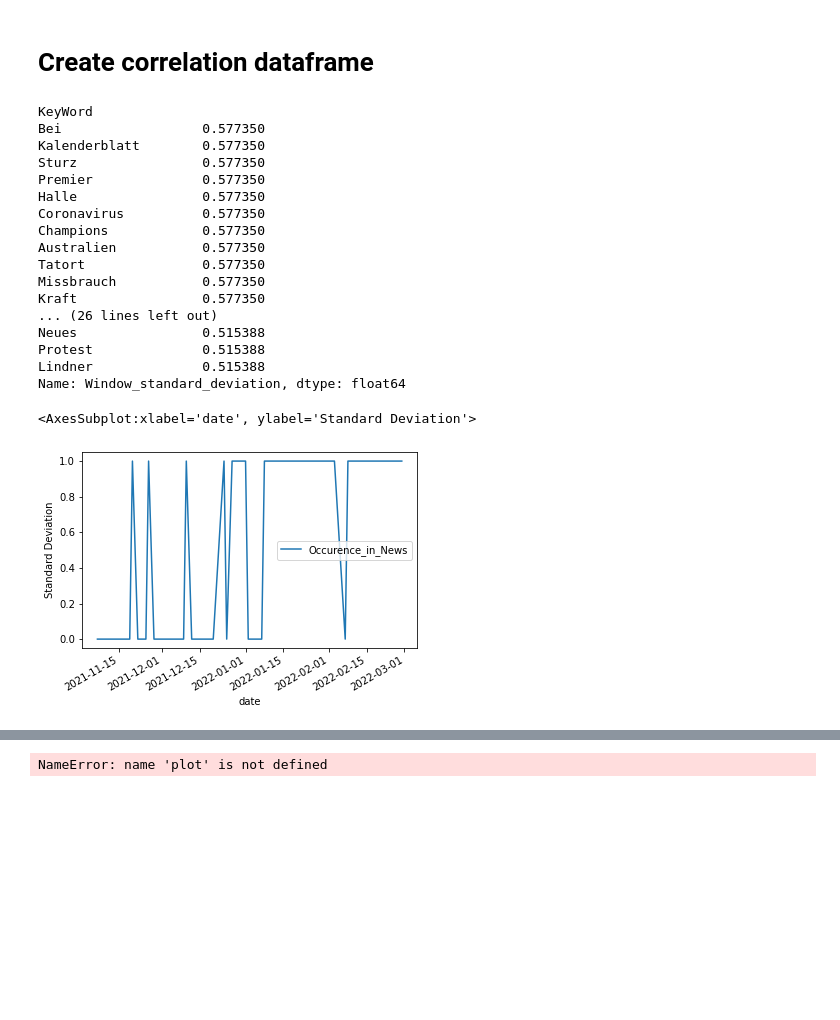
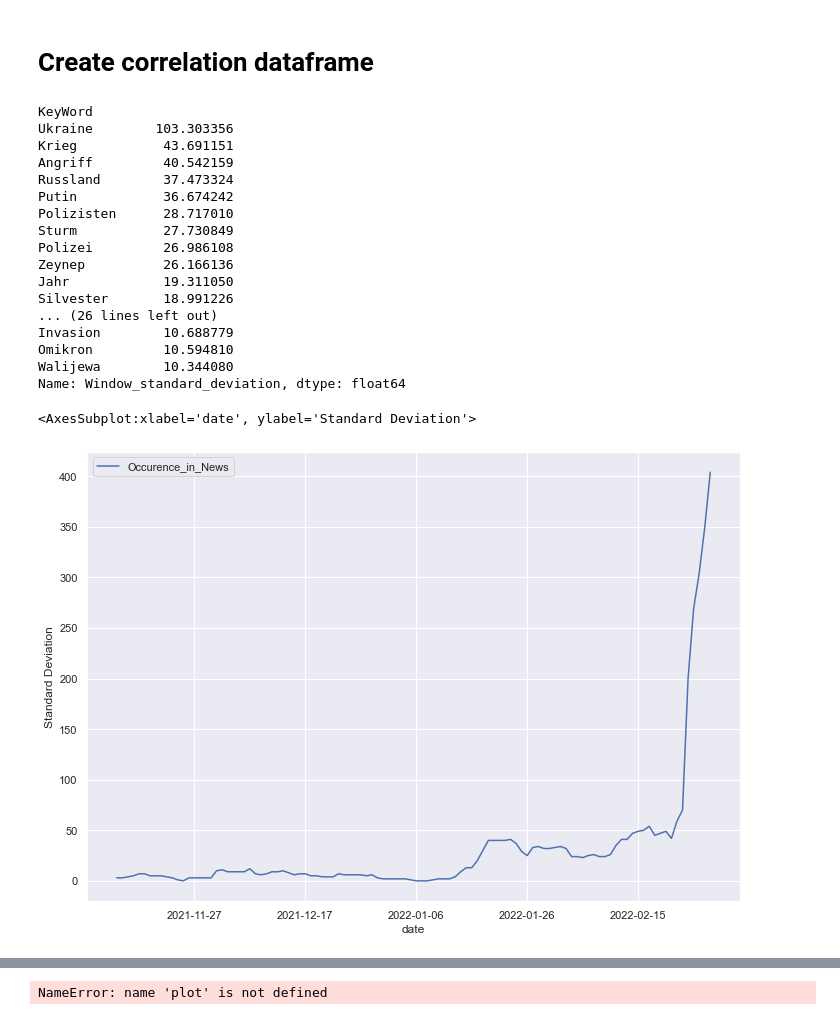
Before and after one commit to JanSchuck/Bachelorthesis, a Jupyter notebook: Analysis/Analysis.ipynb, the cells around one changed output, grey strips where cells are left out. Cells and saved outputs as stored; diff of their text form; code cells hidden in the pictures; blank space fills up the shorter version.

```diff
--- a/Analysis/Analysis.ipynb
+++ b/Analysis/Analysis.ipynb
@@ -25,6 +25,7 @@ import itertools
 Occurence_df = pd.read_csv("/Users/jan/Documents/Python_Projects/Bachelorthesis/Analysis/DataFrames/Combined_Dataframe_02032022.csv")
 #set correact_datatypes for dataframe
 Occurence_df = set_correct_datatypes(Occurence_df)
+Occurence_df = Occurence_df.groupby("KeyWord").apply(smoothen_timeseries)
 # %%
 Occurence_df
 # %% [output]
@@ -182,49 +199,48 @@ Correlation_DataFrame_short = Correlation_DataFrame_short[["KeyWord","correlatio
 # %%
 #function to calculate the rolling standard deviation
 def calculate_rolling_standard_deviation(df):
-    #window size = ammount of dates in frame
-    window_size = 4
+    # window size for standard deviation
+    window_size_std = 4
 
     #calculate std = "standard deviation" over the rolling windows
-    data = df['Occurence_in_News'].rolling(window_size).std()
-    #data = data[window_size - 1 :: window_size]
-    #print(data)
+    data = df['Occurence_in_News'].rolling(window_size_std).std()
+
     #create new column and set data
     df["Window_standard_deviation"] = data
     return df
 # %%
 # calculate rolling standard deviation over groupby(keyWord)
 std_DataFrame = Occurence_df.groupby("KeyWord").apply(calculate_rolling_standard_deviation)
 #get a list of highest or lowest standard deviation
 std_DataFrame_sorted = std_DataFrame.groupby("KeyWord")["Window_standard_deviation"].max().sort_values(ascending=False)
 #print list
 print(std_DataFrame_sorted[:40])
 #plot standard deviation
-std_DataFrame.loc[std_DataFrame['KeyWord'] == "Kalenderblatt"].plot(x="date",y="Occurence_in_News", ylabel="Standard Deviation")
+std_DataFrame.loc[std_DataFrame['KeyWord'] == "Ukraine"].plot(x="date",y="Occurence_in_News", ylabel="Standard Deviation")
 
 
 #Column_list= ["Window_standard_deviation", "Occurence_in_News"]
 #x = plot_Occurence_over_time_linegraph(std_DataFrame,"Putin", Column_list,(20,8))
 # %% [output]
 KeyWord
-Bei                  0.577350
-Kalenderblatt        0.577350
-Sturz                0.577350
-Premier              0.577350
-Halle                0.577350
-Coronavirus          0.577350
-Champions            0.577350
-Australien           0.577350
-Tatort               0.577350
-Missbrauch           0.577350
-Kraft                0.577350
+Ukraine        103.303356
+Krieg           43.691151
+Angriff         40.542159
+Russland        37.473324
+Putin           36.674242
+Polizisten      28.717010
+Sturm           27.730849
+Polizei         26.986108
+Zeynep          26.166136
+Jahr            19.311050
+Silvester       18.991226
 ... (26 lines left out)
-Neues                0.515388
-Protest              0.515388
-Lindner              0.515388
+Invasion        10.688779
+Omikron         10.594810
+Walijewa        10.344080
 Name: Window_standard_deviation, dtype: float64
 <AxesSubplot:xlabel='date', ylabel='Standard Deviation'>
-[figure, old version]
+[figure, new version]
 # %%
 # plot top 5 keywords with normalized occurence
 plot_time_series_basedOn_correlation(Correlation_DataFrame,"correlation_news_wikipedia",
```
Also changed, not shown: parts of 5 cells of this notebook.
